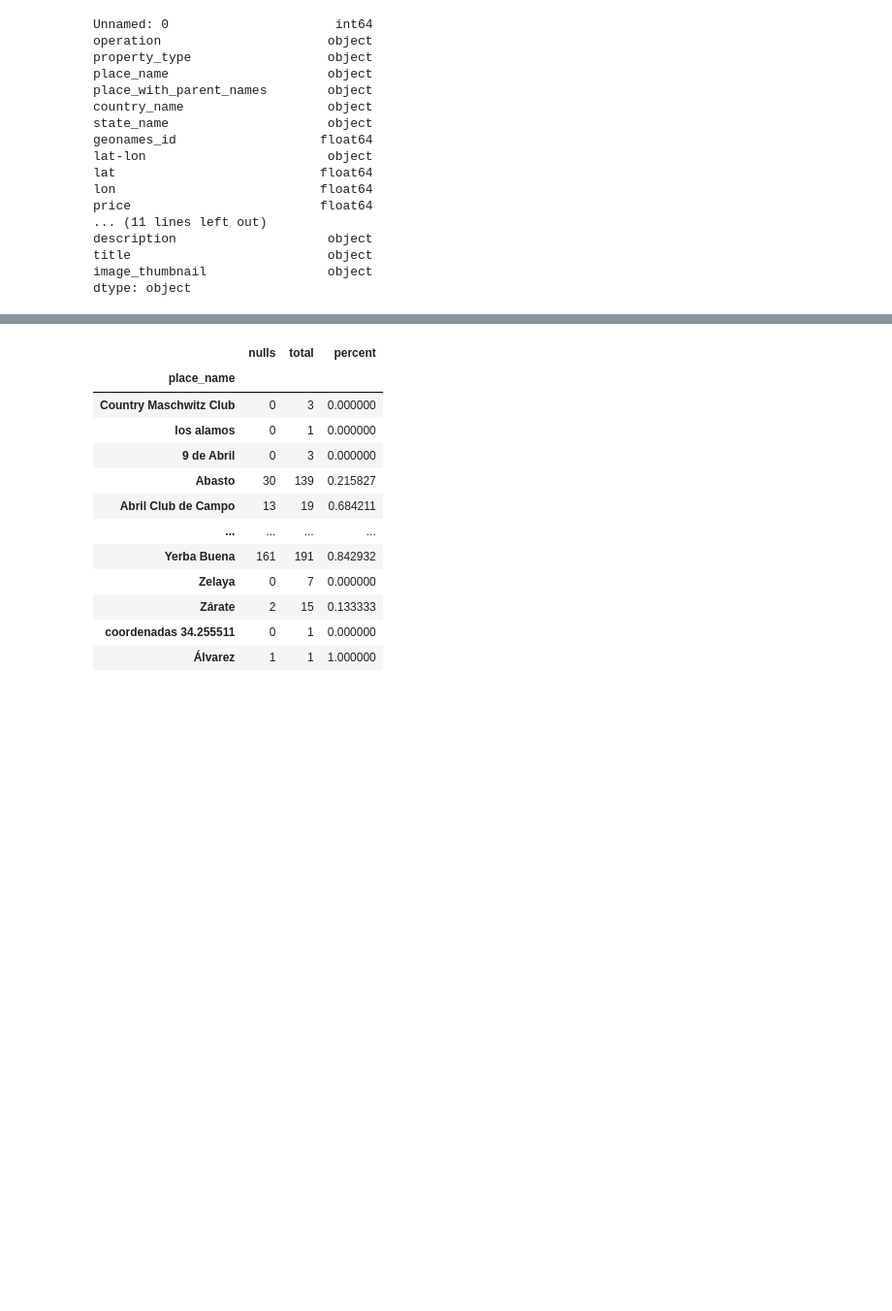
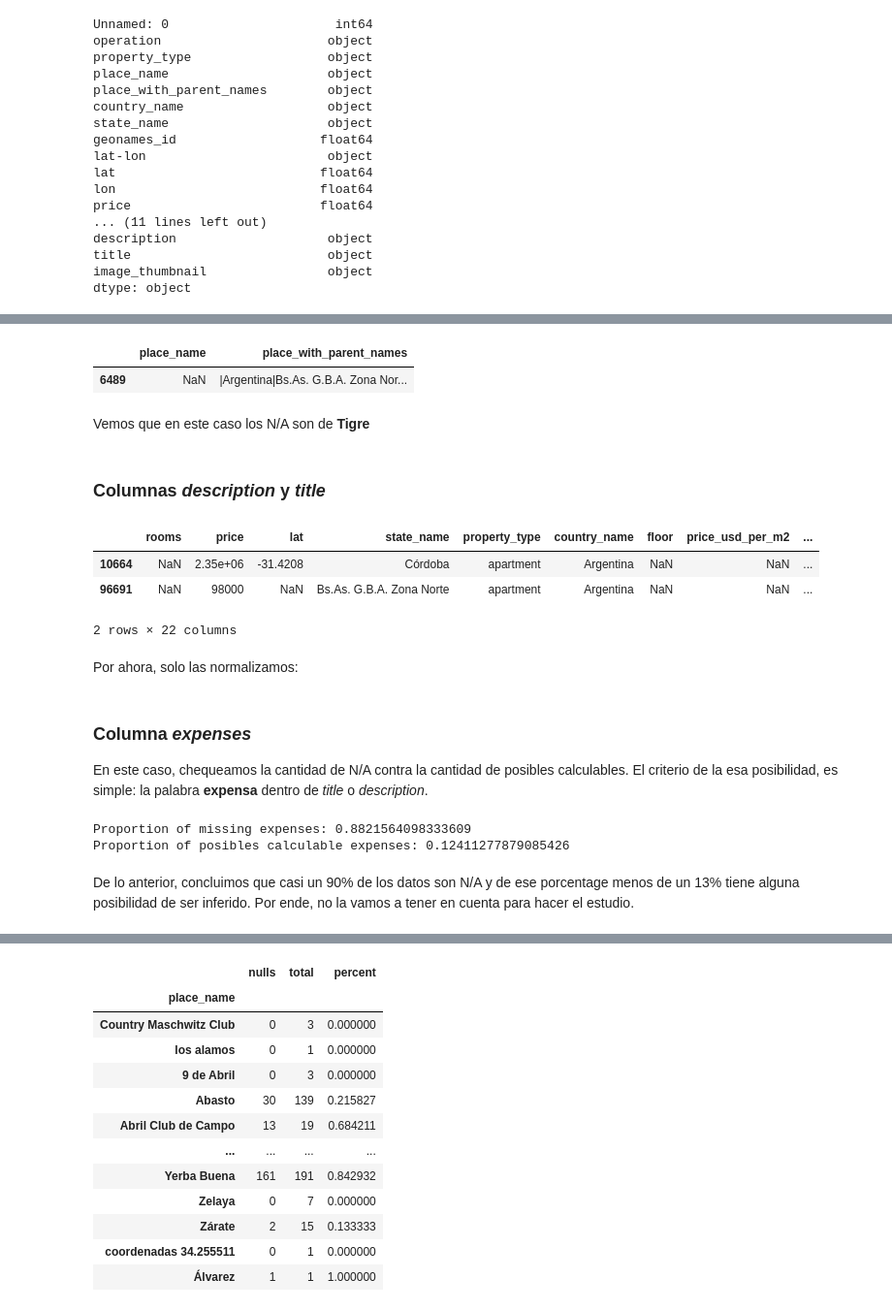
Before and after one commit to DH-DSBLEND-0420-grupo3/desafio-1, a Jupyter notebook: EDA.ipynb, the cells around one changed output, grey strips where cells are left out. Shown at 97% size. Drawn from its saved outputs; the diff is of its cells as text; code cells hidden in the pictures; blank space fills up the shorter version.

```diff
--- a/EDA.ipynb
+++ b/EDA.ipynb
@@ -192,0 +139,9 @@ data = data.apply(set_price_if_usd_in_title, axis=1)
+# %%
+na_place_name_mask = data["place_name"].isnull()
+na_place_name      = data[na_place_name_mask][["place_name", "place_with_parent_names"]]
+na_place_name.drop_duplicates()
+# %% [output]
+|  | place_name | place_with_parent_names |
+| 6489 | NaN | |Argentina|Bs.As. G.B.A. Zona Nor... |
+# %% [markdown]
+Vemos que en este caso los N/A son de **Tigre**
@@ -192,0 +150,13 @@ data = data.apply(set_price_if_usd_in_title, axis=1)
+# %% [markdown]
+### Columnas *description* y *title*
+# %%
+na_description_mask = data["description"].isnull()
+na_description      = data[na_description_mask]
+na_description
+# %% [output]
+|  | rooms | price | lat | state_name | property_type | country_name | floor | price_usd_per_m2 | ... |
+| 10664 | NaN | 2.35e+06 | -31.4208 | Córdoba | apartment | Argentina | NaN | NaN | ... |
+| 96691 | NaN | 98000 | NaN | Bs.As. G.B.A. Zona Norte | apartment | Argentina | NaN | NaN | ... |
+2 rows × 22 columns
+# %% [markdown]
+Por ahora, solo las normalizamos:
@@ -192,0 +168,18 @@ data = data.apply(set_price_if_usd_in_title, axis=1)
+# %% [markdown]
+### Columna *expenses*
+En este caso, chequeamos la cantidad de N/A contra la cantidad de posibles calculables.
+El criterio de la esa posibilidad, es simple: la palabra **expensa** dentro de *title* o *description*.
+# %%
+na_expenses_mask = data['expenses'].isnull()
+na_expenses = data[na_expenses_mask]
+na_expenses_total = na_expenses_mask.sum()
+calc_expenses_total = na_expenses['title'].str.contains('expensa', case=False, regex=False).sum() + \
+   na_expenses['description'].str.contains('expensa', case=False, regex=False).sum()
+
+print("Proportion of missing expenses: {0}".format(na_expenses_total / data.index.size))
+print("Proportion of posibles calculable expenses: {0}".format(calc_expenses_total / na_expenses_total))
+# %% [output]
+Proportion of missing expenses: 0.8821564098333609
+Proportion of posibles calculable expenses: 0.12411277879085426
+# %% [markdown]
+De lo anterior, concluimos que casi un 90% de los datos son N/A y de ese porcentage menos de un 13% tiene alguna posibilidad de ser inferido. Por ende, no la vamos a tener en cuenta para hacer el estudio.
```
Also changed, not shown: parts of 40 cells of this notebook.
